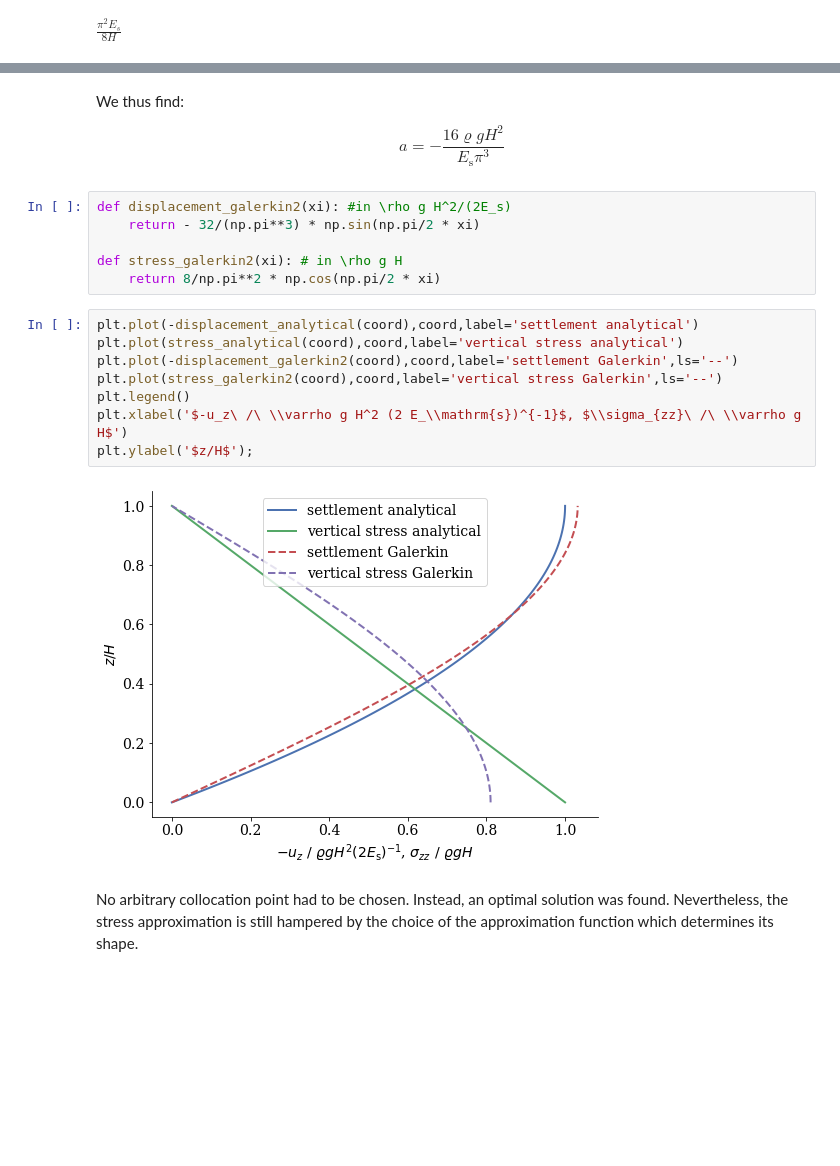
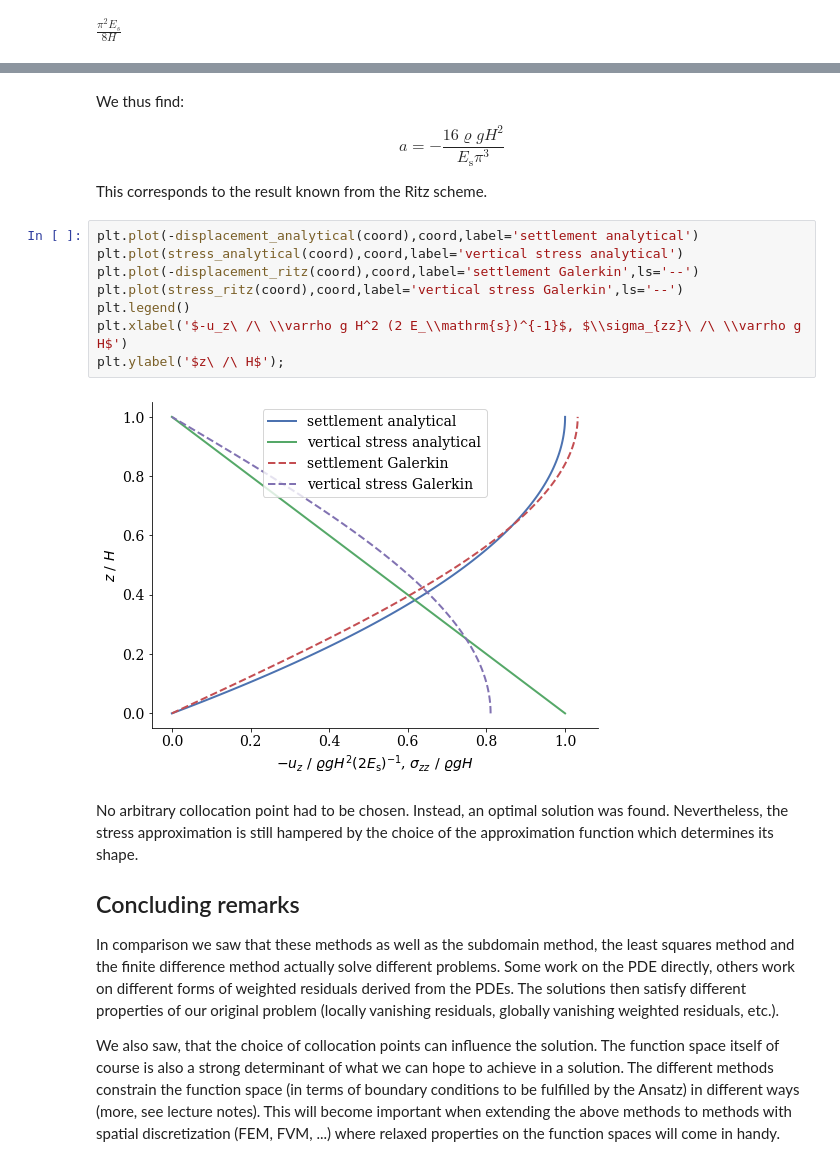
Before and after one commit to nagelt/Numerical_Methods_Introduction, a Jupyter notebook: 05_soil_column_Ritz_Galerkin_Collocation.ipynb, the cells around one changed output, grey strips where cells are left out. Drawn from its saved outputs; the diff is of its cells as text; blank space fills up the shorter version.

```diff
--- a/05_soil_column_Ritz_Galerkin_Collocation.ipynb
+++ b/05_soil_column_Ritz_Galerkin_Collocation.ipynb
@@ -587,21 +584,23 @@ We thus find:
 $$
     a = -\frac{16 \varrho g H^2}{E_\text{s}\pi^3}
 $$
+
+This corresponds to the result known from the Ritz scheme.
-# %%
-def displacement_galerkin2(xi): #in \rho g H^2/(2E_s)
-    return - 32/(np.pi**3) * np.sin(np.pi/2 * xi)
-
-def stress_galerkin2(xi): # in \rho g H
-    return 8/np.pi**2 * np.cos(np.pi/2 * xi)
 # %%
 plt.plot(-displacement_analytical(coord),coord,label='settlement analytical')
 plt.plot(stress_analytical(coord),coord,label='vertical stress analytical')
-plt.plot(-displacement_galerkin2(coord),coord,label='settlement Galerkin',ls='--')
-plt.plot(stress_galerkin2(coord),coord,label='vertical stress Galerkin',ls='--')
+plt.plot(-displacement_ritz(coord),coord,label='settlement Galerkin',ls='--')
+plt.plot(stress_ritz(coord),coord,label='vertical stress Galerkin',ls='--')
 plt.legend()
 plt.xlabel('$-u_z\ /\ \\varrho g H^2 (2 E_\\mathrm{s})^{-1}$, $\\sigma_{zz}\ /\ \\varrho g H$')
-plt.ylabel('$z/H$');
+plt.ylabel('$z\ /\ H$');
 # %% [output]
-[figure, old version]
+[figure, new version]
-# %% [markdown]
-No arbitrary collocation point had to be chosen. Instead, an optimal solution was found. Nevertheless, the stress approximation is still hampered by the choice of the approximation function which determines its shape.
+# %% [markdown]
+No arbitrary collocation point had to be chosen. Instead, an optimal solution was found. Nevertheless, the stress approximation is still hampered by the choice of the approximation function which determines its shape.
+
+## Concluding remarks
+
+In comparison we saw that these methods as well as the subdomain method, the least squares method and the finite difference method actually solve different problems. Some work on the PDE directly, others work on different forms of weighted residuals derived from the PDEs. The solutions then satisfy different properties of our original problem (locally vanishing residuals, globally vanishing weighted residuals, etc.).
+
+We also saw, that the choice of collocation points can influence the solution. The function space itself of course is also a strong determinant of what we can hope to achieve in a solution. The different methods constrain the function space (in terms of boundary conditions to be fulfilled by the Ansatz) in different ways (more, see lecture notes). This will become important when extending the above methods to methods with spatial discretization (FEM, FVM, ...) where relaxed properties on the function spaces will come in handy.
```
Also changed, not shown: parts of 7 cells of this notebook.
